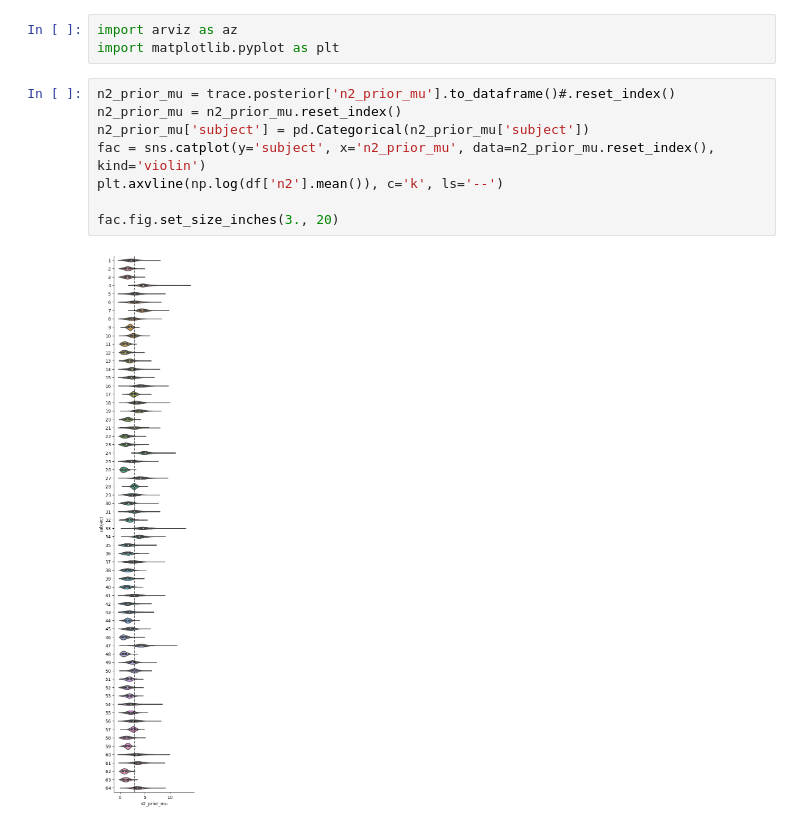
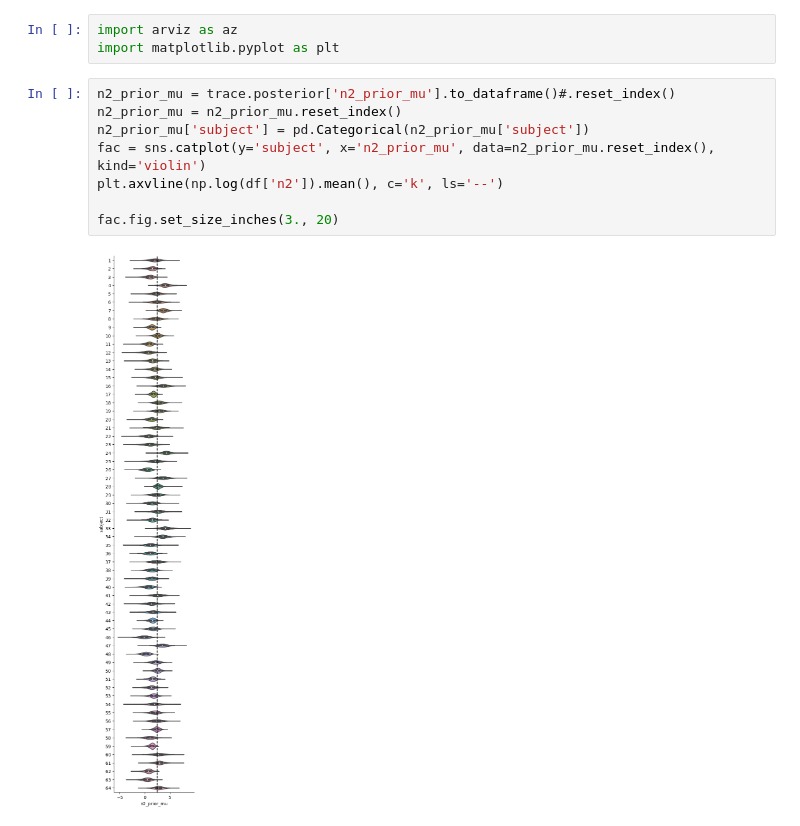
Before and after one commit to ruffgroup/bauer, a Jupyter notebook: notebooks/analyze_garcia2022.ipynb, the cells around one changed output. Drawn from its saved outputs; the diff is of its cells as text.

```diff
--- a/notebooks/analyze_garcia2022.ipynb
+++ b/notebooks/analyze_garcia2022.ipynb
@@ -51,11 +87,11 @@ import matplotlib.pyplot as plt
 # %%
 n2_prior_mu = trace.posterior['n2_prior_mu'].to_dataframe()#.reset_index()
 n2_prior_mu = n2_prior_mu.reset_index()
 n2_prior_mu['subject'] = pd.Categorical(n2_prior_mu['subject'])
 fac = sns.catplot(y='subject', x='n2_prior_mu', data=n2_prior_mu.reset_index(), kind='violin')
-plt.axvline(np.log(df['n2'].mean()), c='k', ls='--')
+plt.axvline(np.log(df['n2']).mean(), c='k', ls='--')
 
 fac.fig.set_size_inches(3., 20)
 # %% [output]
-[figure, old version]
+[figure, new version]
 # %%
```
Also changed, not shown: parts of 14 cells of this notebook, 8 other files.
